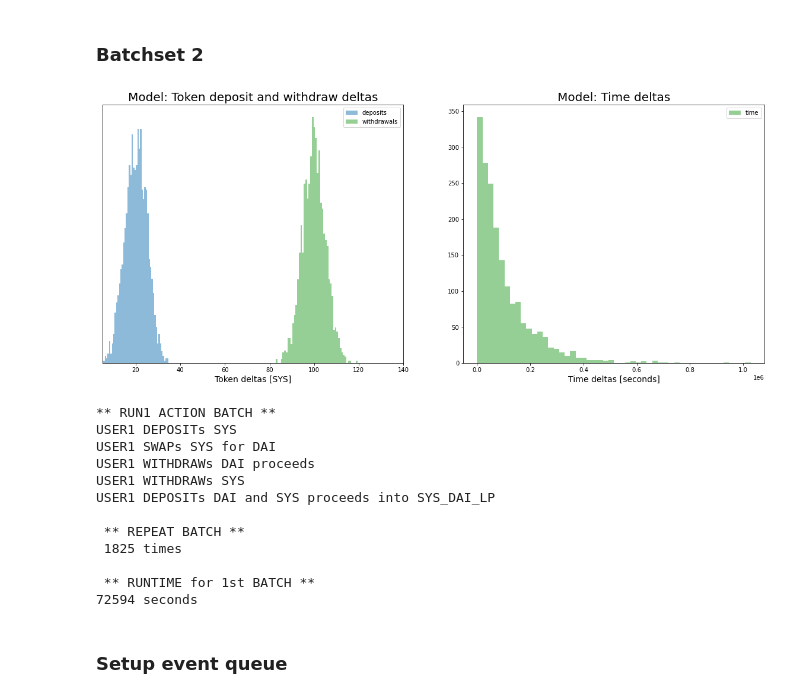
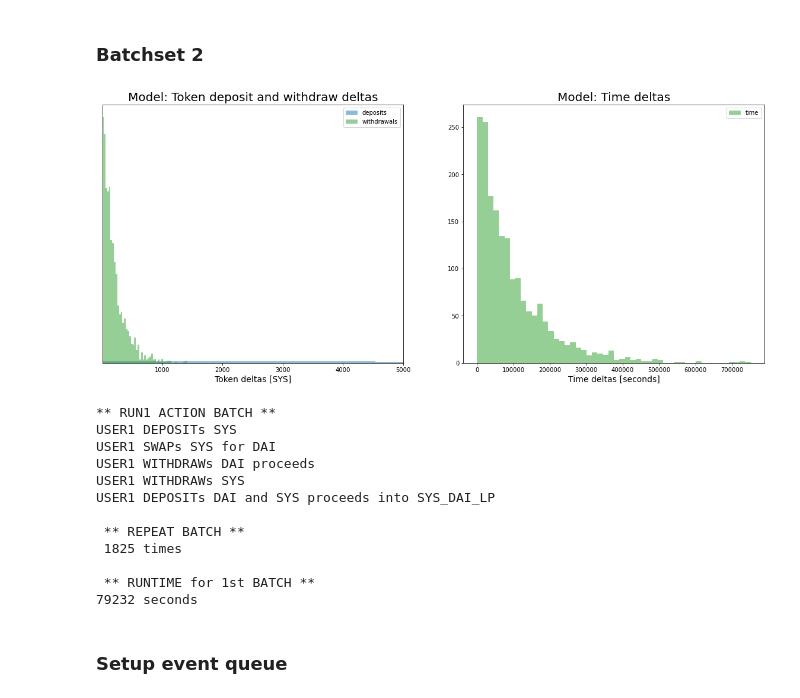
Before and after one commit to icmoore/daosys, a Jupyter notebook: notebooks/research/impermanent_loss/daosys_simulation.ipynb, the cells around one changed output. Cells and saved outputs as stored; diff of their text form; code cells hidden in the pictures.

```diff
--- a/notebooks/research/impermanent_loss/daosys_simulation.ipynb
+++ b/notebooks/research/impermanent_loss/daosys_simulation.ipynb
@@ -113,11 +153,14 @@ b = BrownianModel(0.2)
 p_arr = b.gen_gbm(0.1, 1, N_RUNS, 1)
 xy_arr = gen_xy_arr(p_arr, 100, 10)
 
-#r_deposit_model = np.random.normal(100, 10, N_RUNS)
-#r_withdraw_model = np.random.normal(20, 10, N_RUNS)
+sim_liq = SimulateLiquidity(10000, 2000, 'SYS','DIA')
+x_delta, y_delta = sim_liq.apply(p_arr)
 
-r_deposit_model = xy_arr[:,0]
-r_withdraw_model = xy_arr[:,1]
+r_deposit_model = np.random.normal(100, 10, N_RUNS)
+r_withdraw_model = np.random.normal(20, 10, N_RUNS)
+
+#r_deposit_model = x_delta
+#r_withdraw_model = y_delta
 # %%
 r_deposit_obj = ModelQueue().apply(r_deposit_model)
 r_withdraw_obj = ModelQueue().apply(r_withdraw_model)
@@ -131,26 +174,26 @@ t_delta_obj4 = ModelQueue().apply(t_delta_model)
 # %%
 import seaborn as sns
 fig, (dist1_ax, dist2_ax) = plt.subplots(ncols=2, sharex=False, sharey=False, figsize=(20, 8))
 
-r_obj1 = np.random.normal(20, 5, N_RUNS)
-r_obj2 = np.random.normal(100, 5, N_RUNS)
+r_obj1 = x_delta
+r_obj2 = y_delta
 
 blue, _, red = sns.color_palette()[:3]
 dist1_ax.hist(r_obj1, 50, color=blue, density=True, alpha=0.5, lw=0, label='deposits');
 dist1_ax.hist(r_obj2, 50, color=red, density=True, alpha=0.5, lw=0, label='withdrawals');
 dist1_ax.set_xlim(left=0)
 dist1_ax.set_xlabel('Token deltas [SYS]', fontsize=14)
 dist1_ax.set_yticks([])
-dist1_ax.set_xlim(5, 140);
+dist1_ax.set_xlim(5, 5000);
 dist1_ax.set_title("Model: Token deposit and withdraw deltas", fontsize=20);
 dist1_ax.legend(loc='upper right');
 
 dist2_ax.hist(t_delta_model, 50, color=red, alpha=0.5, lw=0, label='time');
 dist2_ax.set_xlabel('Time deltas [seconds]', fontsize=14);
 dist2_ax.set_title("Model: Time deltas", fontsize=20);
 dist2_ax.legend();
 # %% [output]
-[figure, old version]
+[figure, new version]
 # %%
 deposit_event = Deposit(apy, r_deposit_obj, t_delta_obj3)
 sub_withdraw_event = Withdraw(apy, r_sub_swap_obj1, 0)
@@ -193,7 +236,7 @@ USER1 DEPOSITs DAI and SYS proceeds into SYS_DAI_LP
  1825 times
 
  ** RUNTIME for 1st BATCH **
-72594 seconds
+79232 seconds
 # %% [markdown]
 ### Setup event queue
 # %%
```
Also changed, not shown: parts of 39 cells of this notebook, 1 other file.
